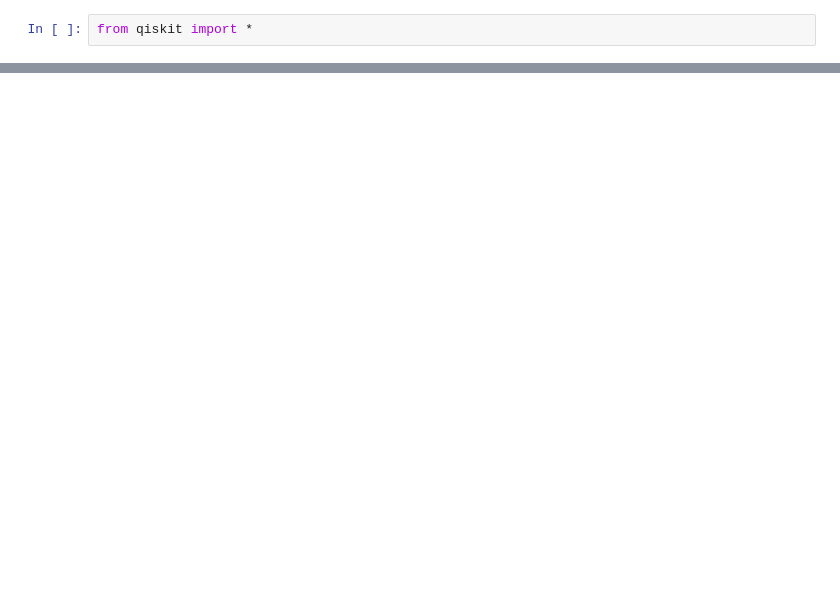
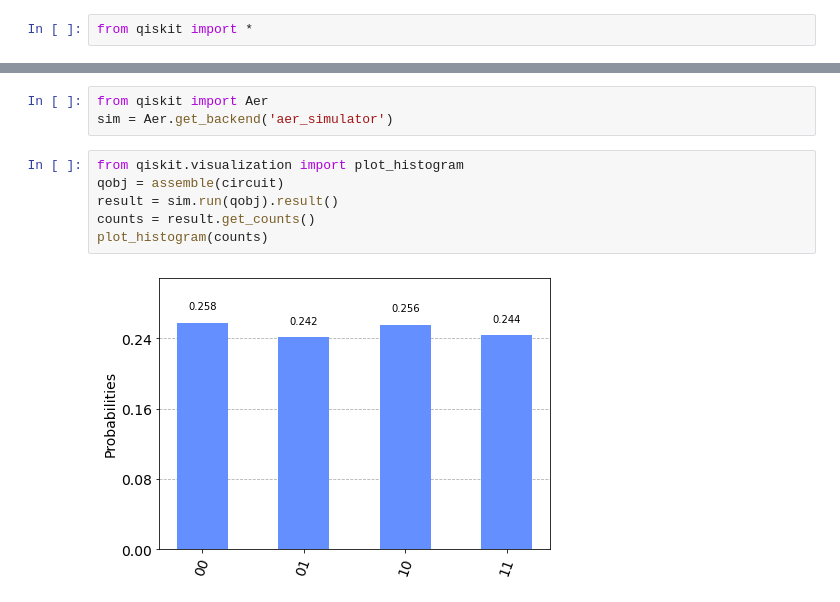
Before and after one commit to smml1996/qram, a Jupyter notebook: Untitled.ipynb, the cells around one changed output, grey strips where cells are left out. Saved outputs shown, nothing was run; the diff lists cells and outputs as text; blank space fills up the shorter version.

```diff
--- a/Untitled.ipynb
+++ b/Untitled.ipynb
@@ -24,0 +9,11 @@ an_0: ──────────┤      ├──┼────┼──
+# %%
+from qiskit import Aer
+sim = Aer.get_backend('aer_simulator')
+# %%
+from qiskit.visualization import plot_histogram
+qobj = assemble(circuit)
+result = sim.run(qobj).result()
+counts = result.get_counts()
+plot_histogram(counts)
+# %% [output]
+[figure, added]
```
Also changed, not shown: parts of 3 cells of this notebook, 7 other files.
